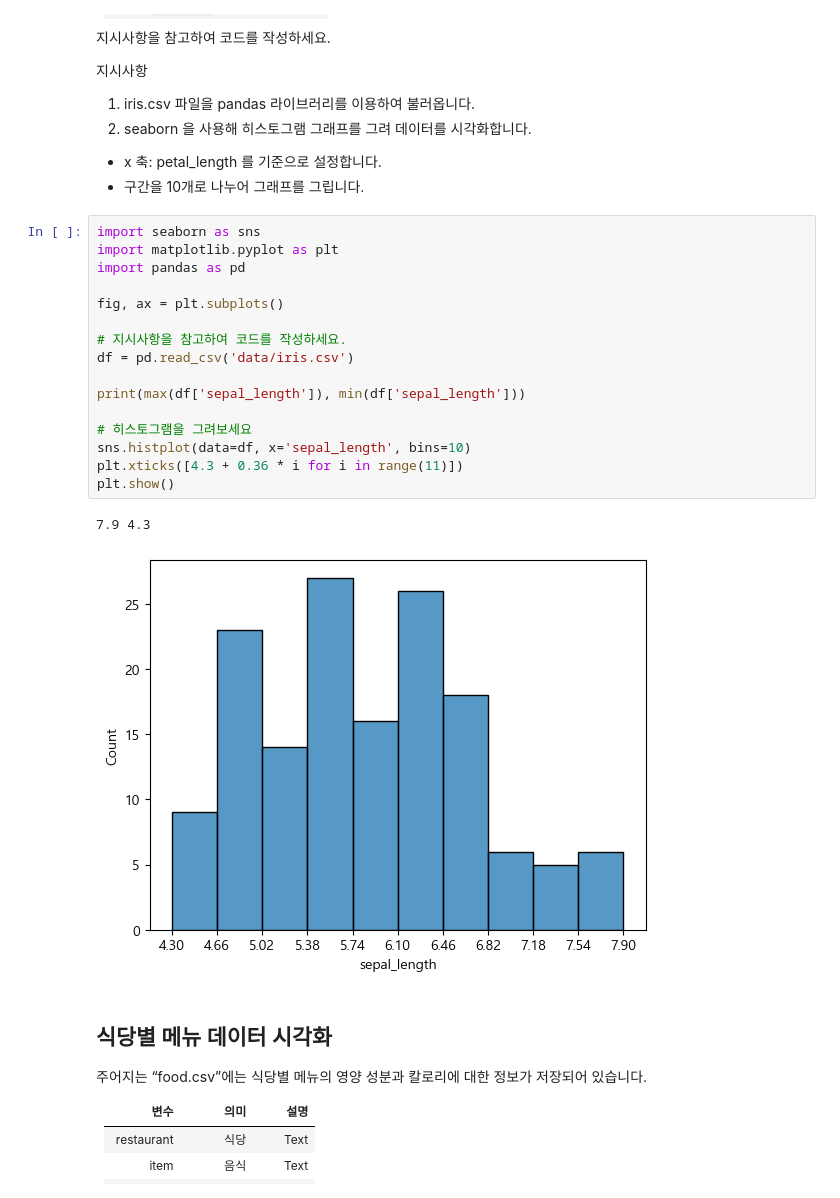
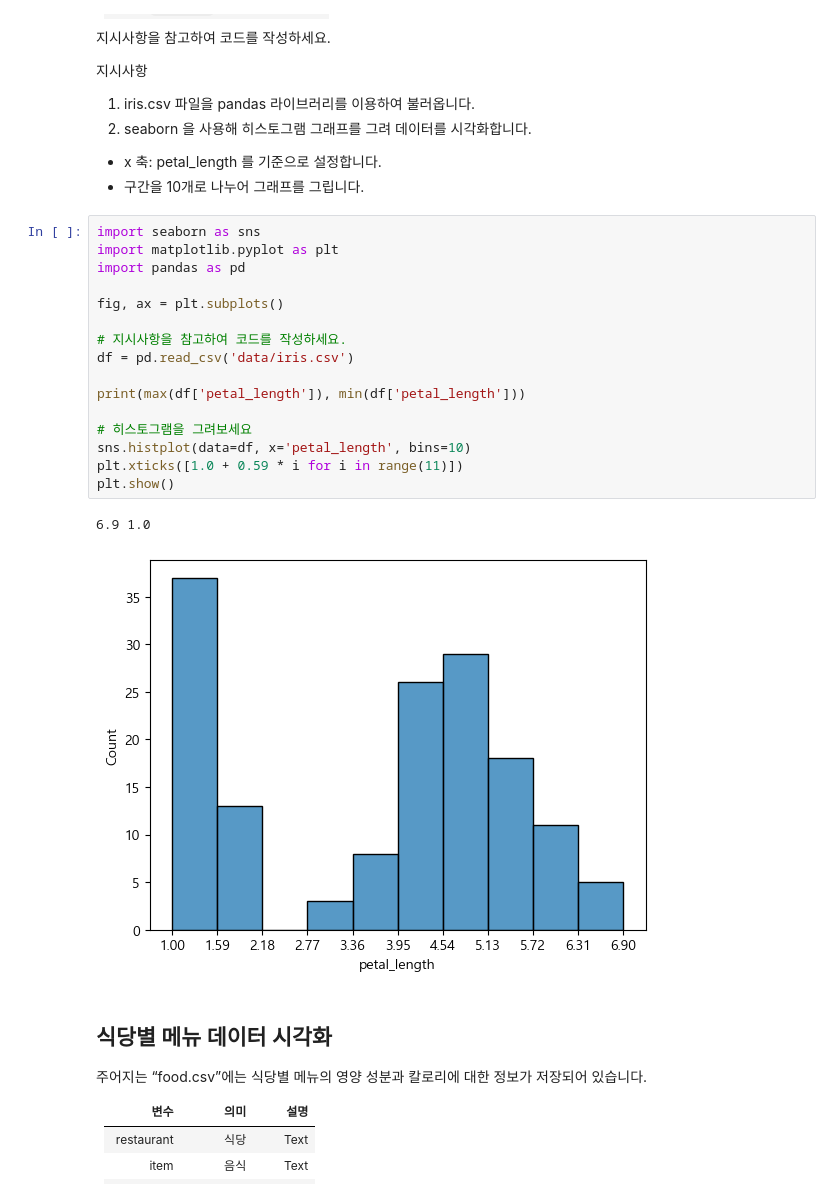
Before and after one commit to sano820/SSESAC_DE, a Jupyter notebook: 1119/[새싹][데이터분석] 데이터시각화실습.ipynb, the cells around one changed output. Saved outputs shown, nothing was run; the diff lists cells and outputs as text.

```diff
--- a/1119/[새싹][데이터분석] 데이터시각화실습.ipynb
+++ b/1119/[새싹][데이터분석] 데이터시각화실습.ipynb
@@ -298,22 +300,22 @@ Seaborn을 이용하여 데이터 자료를 시각화하려고 합니다.
 # %%
 import seaborn as sns
 import matplotlib.pyplot as plt
 import pandas as pd
 
 fig, ax = plt.subplots()
 
 # 지시사항을 참고하여 코드를 작성하세요.
 df = pd.read_csv('data/iris.csv')
 
-print(max(df['sepal_length']), min(df['sepal_length']))
+print(max(df['petal_length']), min(df['petal_length']))
 
 # 히스토그램을 그려보세요
-sns.histplot(data=df, x='sepal_length', bins=10)
-plt.xticks([4.3 + 0.36 * i for i in range(11)])
+sns.histplot(data=df, x='petal_length', bins=10)
+plt.xticks([1.0 + 0.59 * i for i in range(11)])
 plt.show()
 # %% [output]
-7.9 4.3
+6.9 1.0
-[figure, old version]
+[figure, new version]
 # %% [markdown]
 ## 식당별 메뉴 데이터 시각화
 
```
Also changed, not shown: parts of 1 cell of this notebook.
